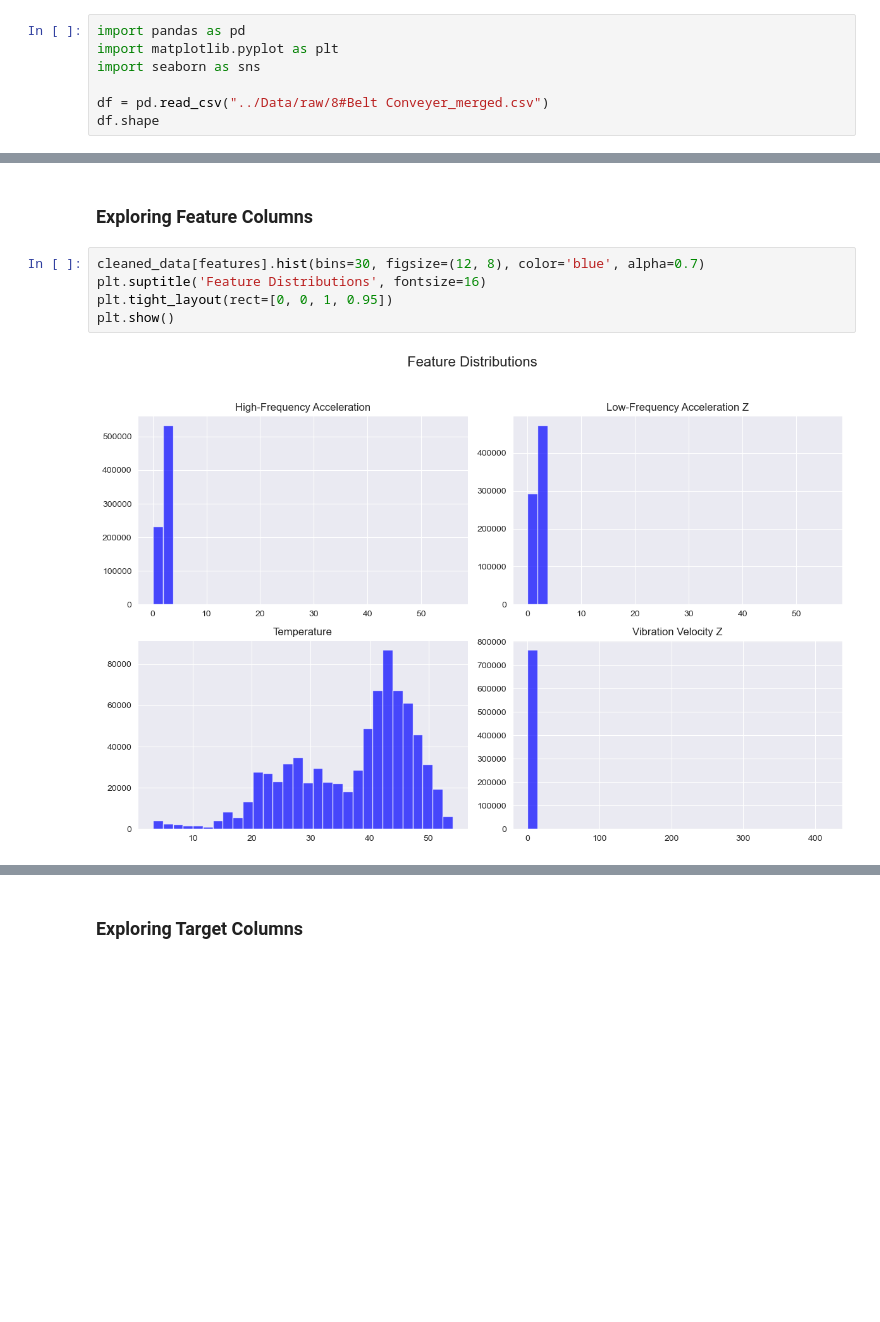
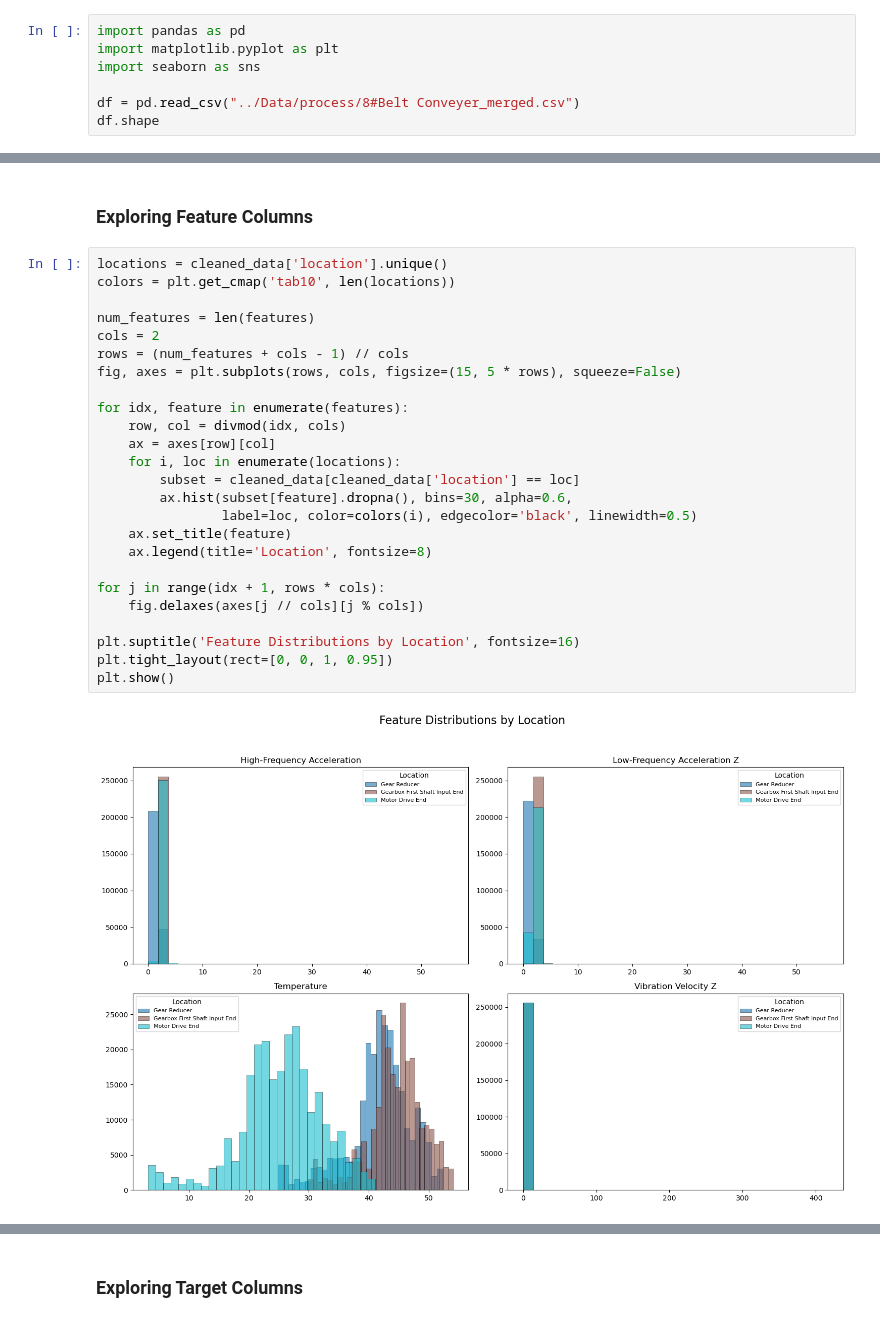
Before and after one commit to henryha2019/capstone, a Jupyter notebook: notebook/eda_conveyer_belt.ipynb, the cells around one changed output, grey strips where cells are left out. Saved outputs shown, nothing was run; the diff lists cells and outputs as text; blank space fills up the shorter version.

Commit message:
add location eda

```diff
--- a/notebook/eda_conveyer_belt.ipynb
+++ b/notebook/eda_conveyer_belt.ipynb
@@ -3,7 +3,7 @@ import pandas as pd
 import matplotlib.pyplot as plt
 import seaborn as sns
 
-df = pd.read_csv("../Data/raw/8#Belt Conveyer_merged.csv")
+df = pd.read_csv("../Data/process/8#Belt Conveyer_merged.csv")
 df.shape
 # %% [output]
 (773280, 19)
@@ -128,10 +128,30 @@ targets = [
 # %% [markdown]
 ### Exploring Feature Columns
 # %%
-cleaned_data[features].hist(bins=30, figsize=(12, 8), color='blue', alpha=0.7)
-plt.suptitle('Feature Distributions', fontsize=16)
+locations = cleaned_data['location'].unique()
+colors = plt.get_cmap('tab10', len(locations))
+
+num_features = len(features)
+cols = 2
+rows = (num_features + cols - 1) // cols
+fig, axes = plt.subplots(rows, cols, figsize=(15, 5 * rows), squeeze=False)
+
+for idx, feature in enumerate(features):
+    row, col = divmod(idx, cols)
+    ax = axes[row][col]
+    for i, loc in enumerate(locations):
+        subset = cleaned_data[cleaned_data['location'] == loc]
+        ax.hist(subset[feature].dropna(), bins=30, alpha=0.6,
+                label=loc, color=colors(i), edgecolor='black', linewidth=0.5)
+    ax.set_title(feature)
+    ax.legend(title='Location', fontsize=8)
+
+for j in range(idx + 1, rows * cols):
+    fig.delaxes(axes[j // cols][j % cols])
+
+plt.suptitle('Feature Distributions by Location', fontsize=16)
 plt.tight_layout(rect=[0, 0, 1, 0.95])
 plt.show()
 # %% [output]
-[figure, old version]
+[figure, new version]
 # %%
```
Also changed, not shown: parts of 6 cells of this notebook, 2 other files.
